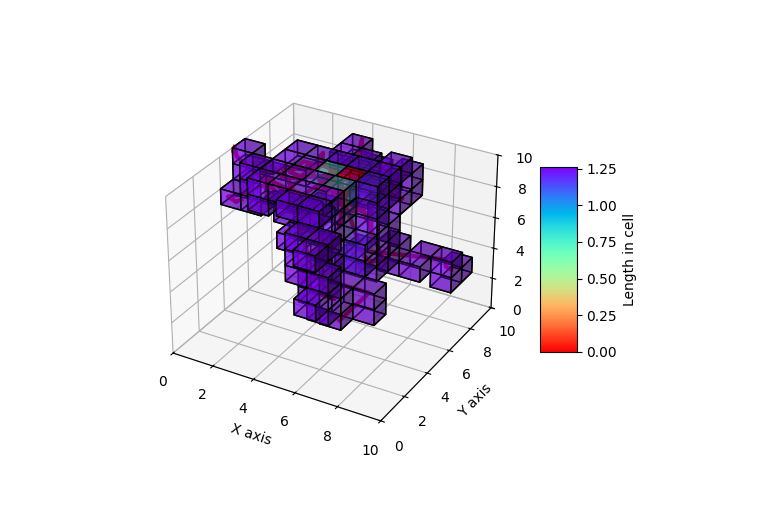
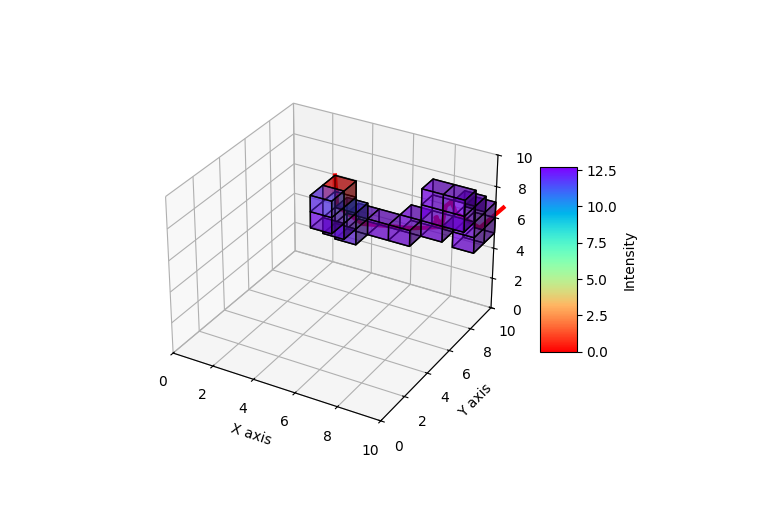
Before and after one commit to Adrian998obs/AtmosphericScattering, a Jupyter notebook: simulation.ipynb, the cells around one changed output. Drawn from its saved outputs; the diff is of its cells as text; code cells hidden in the pictures.

```diff
--- a/simulation.ipynb
+++ b/simulation.ipynb
@@ -183,42 +180,42 @@ class Simulation:
 # %%
-N = 50
+N = 1
 boxsize = (10, 10, 10)
 x, y, z = boxsize[0]/2, boxsize[1]/2, boxsize[2]-0.001
 initial = (x, y, z)
 
 
 
-photons = [PhotonPacket(initial, 1.0) for _ in range(N)]
+photons = [PhotonPacket(initial, 100.0) for _ in range(N)]
 atm = Atmosphere(boxsize)
 sim = Simulation(atm, photons)
 sim.run()
 # %%
 import matplotlib.cm as cm
 import matplotlib.colors as colors
 
 norm = colors.Normalize(vmin=np.min(atm.source_function), vmax=np.max(atm.source_function))
 facecolors = cm.rainbow(norm(atm.source_function))
 
 plt.figure()
 ax = plt.axes(projection='3d')
 ax.voxels(atm.source_function > 0, facecolors=facecolors, edgecolor='k', alpha=0.5)
 for i in range(N):
     ax.plot(
         photons[i].trajectory[:,0],
         photons[i].trajectory[:,1],
         photons[i].trajectory[:,2],
         color='r', linewidth=3, label='Ray Path'
 )
 ax.set_xlabel('X axis')
 ax.set_ylabel('Y axis')
 ax.set_zlabel('Z axis')
 ax.set_xlim(0, boxsize[0])
 ax.set_ylim(0, boxsize[1])
 ax.set_zlim(0, boxsize[2])
-plt.colorbar(cm.ScalarMappable(norm=norm, cmap='rainbow_r'), ax=ax, shrink=0.5, aspect=5, label='Length in cell')
+plt.colorbar(cm.ScalarMappable(norm=norm, cmap='rainbow_r'), ax=ax, shrink=0.5, aspect=5, label='Intensity')
 plt.show()
 # %% [output]
-[figure, old version]
+[figure, new version]
 # %%
 photons[0].energy
 # %% [output]
```
Also changed, not shown: parts of 2 cells of this notebook.
